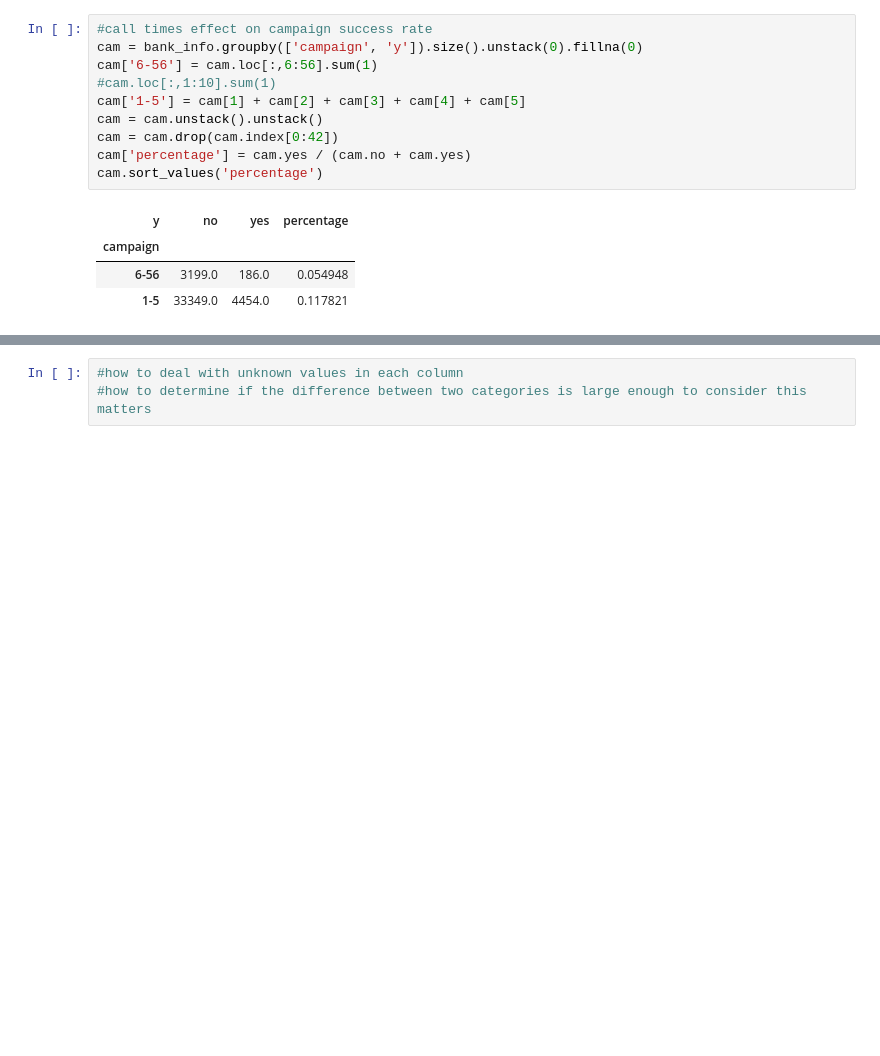
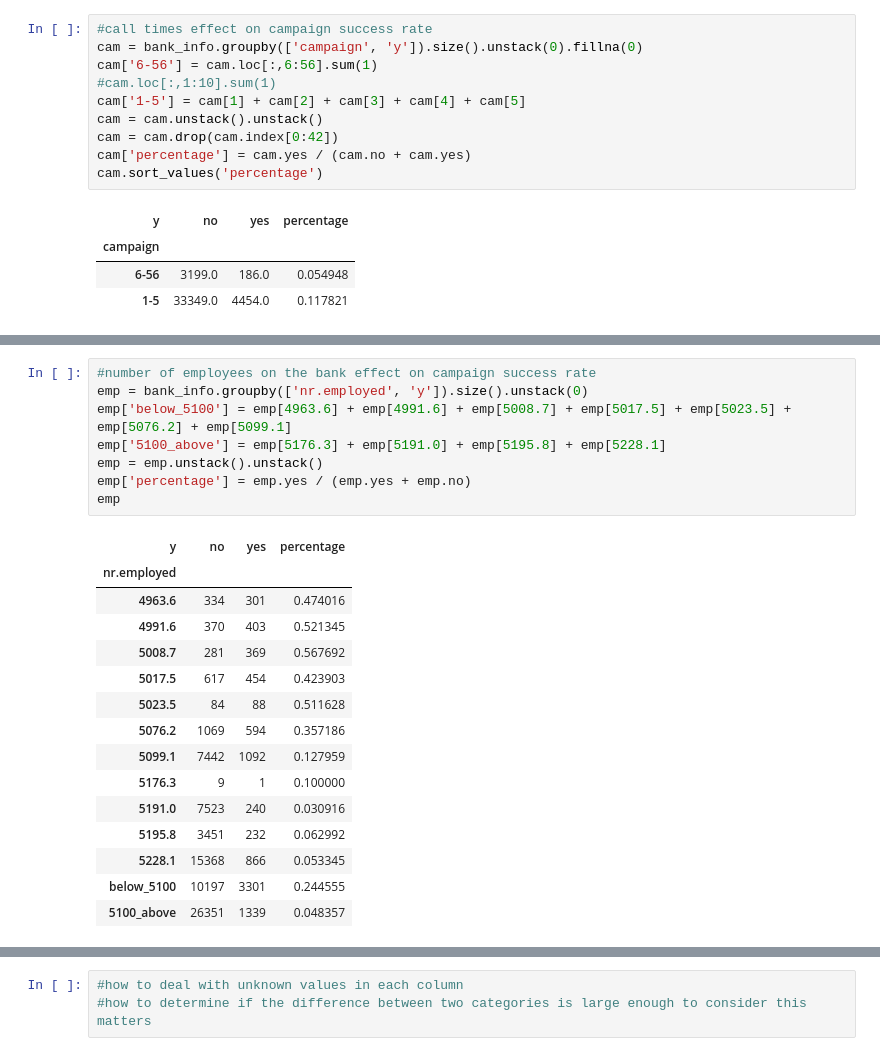
Before and after one commit to yatong2/Springboard, a Jupyter notebook: Capstone_Data_Exploration.ipynb, the cells around one changed output, grey strips where cells are left out. Drawn from its saved outputs; the diff is of its cells as text; blank space fills up the shorter version.

```diff
--- a/Capstone_Data_Exploration.ipynb
+++ b/Capstone_Data_Exploration.ipynb
@@ -242,0 +270,24 @@ cam.sort_values('percentage')
+# %%
+#number of employees on the bank effect on campaign success rate
+emp = bank_info.groupby(['nr.employed', 'y']).size().unstack(0)
+emp['below_5100'] = emp[4963.6] + emp[4991.6] + emp[5008.7] + emp[5017.5] + emp[5023.5] + emp[5076.2] + emp[5099.1]
+emp['5100_above'] = emp[5176.3] + emp[5191.0] + emp[5195.8] + emp[5228.1]
+emp = emp.unstack().unstack()
+emp['percentage'] = emp.yes / (emp.yes + emp.no)
+emp
+# %% [output]
+| y | no | yes | percentage |
+| nr.employed |  |  |  |
+| 4963.6 | 334 | 301 | 0.474016 |
+| 4991.6 | 370 | 403 | 0.521345 |
+| 5008.7 | 281 | 369 | 0.567692 |
+| 5017.5 | 617 | 454 | 0.423903 |
+| 5023.5 | 84 | 88 | 0.511628 |
+| 5076.2 | 1069 | 594 | 0.357186 |
+| 5099.1 | 7442 | 1092 | 0.127959 |
+| 5176.3 | 9 | 1 | 0.100000 |
+| 5191.0 | 7523 | 240 | 0.030916 |
+| 5195.8 | 3451 | 232 | 0.062992 |
+| 5228.1 | 15368 | 866 | 0.053345 |
+| below_5100 | 10197 | 3301 | 0.244555 |
+| 5100_above | 26351 | 1339 | 0.048357 |
```
Also changed, not shown: parts of 6 cells of this notebook.
